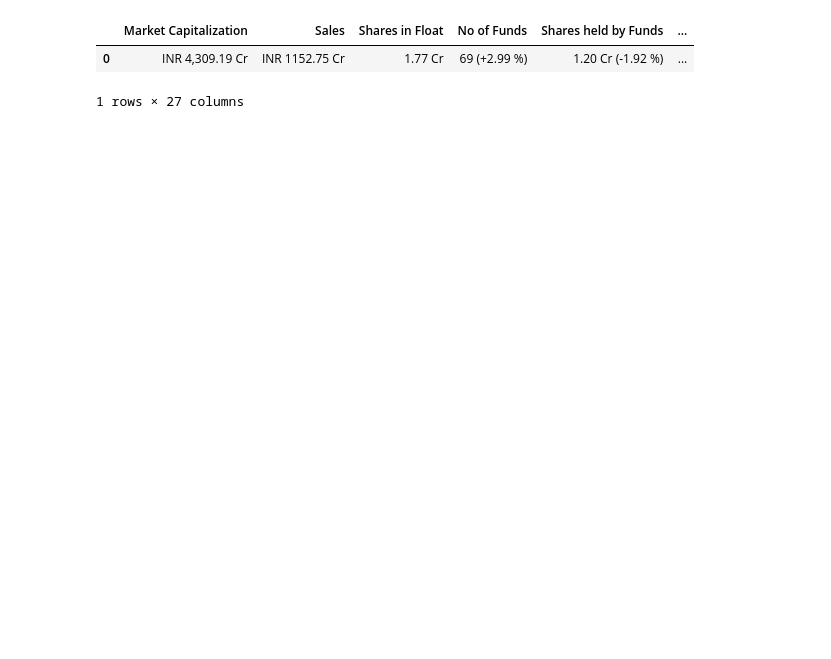
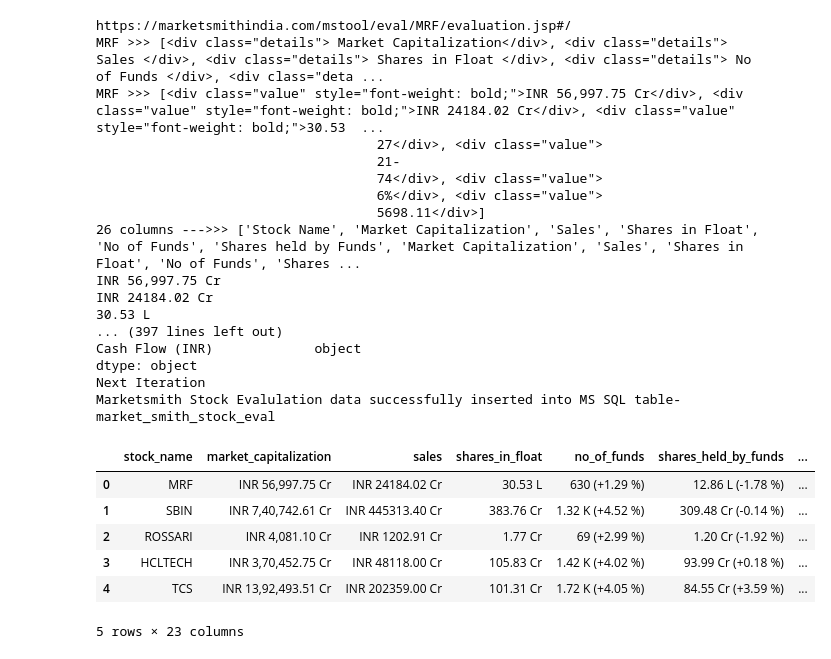
Before and after one commit to itsmesivaa/Webscraping-Projects, a Jupyter notebook: ms.ipynb, the cells around one changed output. Cells and saved outputs as stored; diff of their text form; code cells hidden in the pictures; blank space fills up the shorter version.

Commit message:
Marketsmith Webscraping
Marketsmith Webscraping

```diff
--- a/ms.ipynb
+++ b/ms.ipynb
@@ -41,4 +29,0 @@ soup = BeautifulSoup(driver.page_source, 'html.parser')
-# %%
-#Populating summary columns for individual stocks from Marketsmith evaluation pages
-stock_detail_header = soup.find_all('div', class_ = {"details"})
-stock_detail_header
@@ -63,5 +29,0 @@ stock_detail_header
-# %%
-#Populating stock summary values for respective for individual stocks from Marketsmith evaluation pages
-
-stock_detail_value = soup.find_all('div', class_ = {"value"})
-stock_detail_value
@@ -86,8 +29,0 @@ stock_detail_value
-# %%
-cols = []
-
-#Generating columns through iteration
-for x in range(0,len(stock_detail_header)):
-    cols.append(stock_detail_header[x].get_text().strip())
-
-cols
@@ -112,10 +29,0 @@ cols
-# %%
-#Feeding an empty Dataframe with its respective column values through iterating summary_data list
-#Creating an empty Dataframe to feed the column names through iterating summary_cols list
-
-summary_data_values = []
-
-#Generating columns through iteration
-for x in range(0,len(stock_detail_value)):
-    print(stock_detail_value[x].get_text().strip())
-    summary_data_values.append(stock_detail_value[x].get_text().strip())
@@ -143,6 +29,0 @@ share_summary = pd.DataFrame(columns= cols,data = [summary_data_values])
-# %%
-share_summary
-# %% [output]
-|  | Market Capitalization | Sales | Shares in Float | No of Funds | Shares held by Funds | ... |
-| 0 | INR 4,309.19 Cr | INR 1152.75 Cr | 1.77 Cr | 69 (+2.99 %) | 1.20 Cr (-1.92 %) | ... |
-1 rows × 27 columns
@@ -150,0 +167,30 @@ del[share_summary]
+# %%
+lst = ['MRF','SBIN','ROSSARI','HCLTECH','TCS']
+
+#Calling webscraping function
+marketsmith_scrape(lst)
+# %% [output]
+https://marketsmithindia.com/mstool/eval/MRF/evaluation.jsp#/
+MRF >>> [<div class="details"> Market Capitalization</div>, <div class="details"> Sales </div>, <div class="details"> Shares in Float </div>, <div class="details"> No of Funds </div>, <div class="deta ...
+MRF >>> [<div class="value" style="font-weight: bold;">INR 56,997.75 Cr</div>, <div class="value" style="font-weight: bold;">INR 24184.02 Cr</div>, <div class="value" style="font-weight: bold;">30.53  ...
+                                    27</div>, <div class="value">
+                                    21-
+                                    74</div>, <div class="value">
+                                    6%</div>, <div class="value">
+                                    5698.11</div>]
+26 columns --->>> ['Stock Name', 'Market Capitalization', 'Sales', 'Shares in Float', 'No of Funds', 'Shares held by Funds', 'Market Capitalization', 'Sales', 'Shares in Float', 'No of Funds', 'Shares ...
+INR 56,997.75 Cr
+INR 24184.02 Cr
+30.53 L
+... (397 lines left out)
+Cash Flow (INR)             object
+dtype: object
+Next Iteration
+Marketsmith Stock Evalulation data successfully inserted into MS SQL table-market_smith_stock_eval
+|  | stock_name | market_capitalization | sales | shares_in_float | no_of_funds | shares_held_by_funds | ... |
+| 0 | MRF | INR 56,997.75 Cr | INR 24184.02 Cr | 30.53 L | 630 (+1.29 %) | 12.86 L (-1.78 %) | ... |
+| 1 | SBIN | INR 7,40,742.61 Cr | INR 445313.40 Cr | 383.76 Cr | 1.32 K (+4.52 %) | 309.48 Cr (-0.14 %) | ... |
+| 2 | ROSSARI | INR 4,081.10 Cr | INR 1202.91 Cr | 1.77 Cr | 69 (+2.99 %) | 1.20 Cr (-1.92 %) | ... |
+| 3 | HCLTECH | INR 3,70,452.75 Cr | INR 48118.00 Cr | 105.83 Cr | 1.42 K (+4.02 %) | 93.99 Cr (+0.18 %) | ... |
+| 4 | TCS | INR 13,92,493.51 Cr | INR 202359.00 Cr | 101.31 Cr | 1.72 K (+4.05 %) | 84.55 Cr (+3.59 %) | ... |
+5 rows × 23 columns
```
Also changed, not shown: parts of 9 cells of this notebook.
